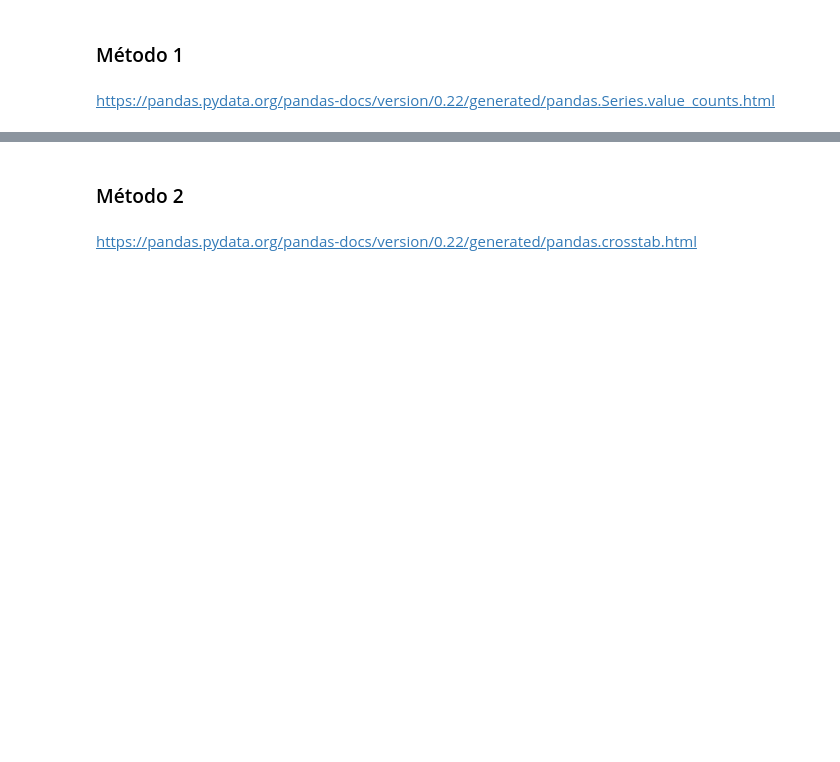
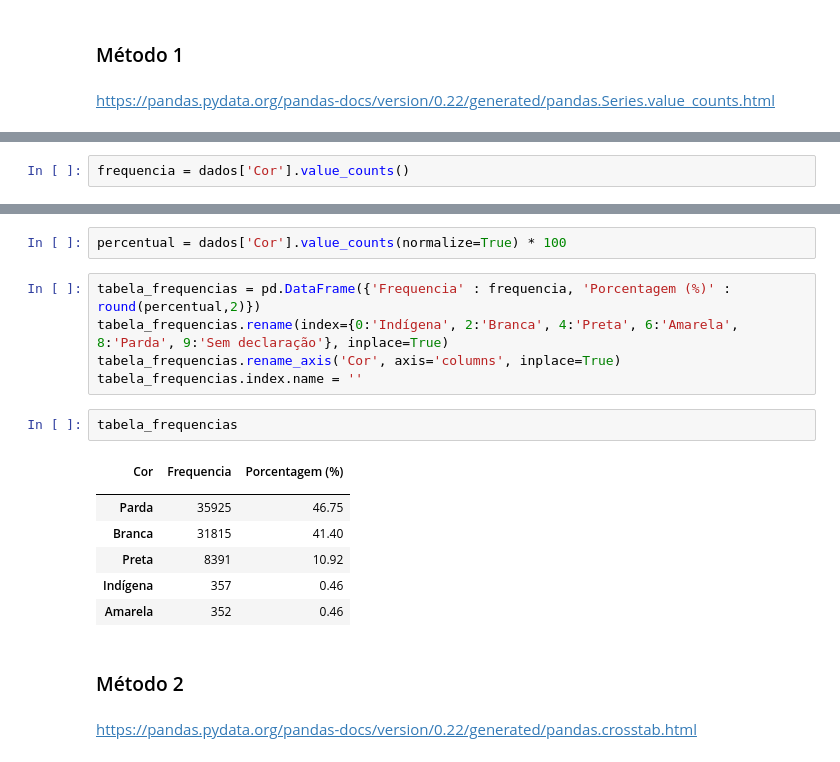
Before and after one commit to OtavioSotnas/Estatistica, a Jupyter notebook: Curso_de_Estatística_Parte_1.ipynb, the cells around one changed output, grey strips where cells are left out. Cells and saved outputs as stored; diff of their text form; blank space fills up the shorter version.

```diff
--- a/Curso_de_Estatística_Parte_1.ipynb
+++ b/Curso_de_Estatística_Parte_1.ipynb
@@ -164,0 +228,2 @@ https://pandas.pydata.org/pandas-docs/version/0.22/generated/pandas.Series.value
+# %%
+frequencia = dados['Cor'].value_counts()
@@ -165,3 +240,20 @@ https://pandas.pydata.org/pandas-docs/version/0.22/generated/pandas.Series.value
+# %%
+percentual = dados['Cor'].value_counts(normalize=True) * 100
+# %%
+tabela_frequencias = pd.DataFrame({'Frequencia' : frequencia, 'Porcentagem (%)' : round(percentual,2)})
+tabela_frequencias.rename(index={0:'Indígena', 2:'Branca', 4:'Preta', 6:'Amarela', 8:'Parda', 9:'Sem declaração'}, inplace=True)
+tabela_frequencias.rename_axis('Cor', axis='columns', inplace=True)
+tabela_frequencias.index.name = ''
+# %%
+tabela_frequencias
+# %% [output]
+| Cor | Frequencia | Porcentagem (%) |
+|  |  |  |
+| Parda | 35925 | 46.75 |
+| Branca | 31815 | 41.40 |
+| Preta | 8391 | 10.92 |
+| Indígena | 357 | 0.46 |
+| Amarela | 352 | 0.46 |
 # %% [markdown]
 ### Método 2
 # %% [markdown]
```
Also changed, not shown: parts of 16 cells of this notebook.
